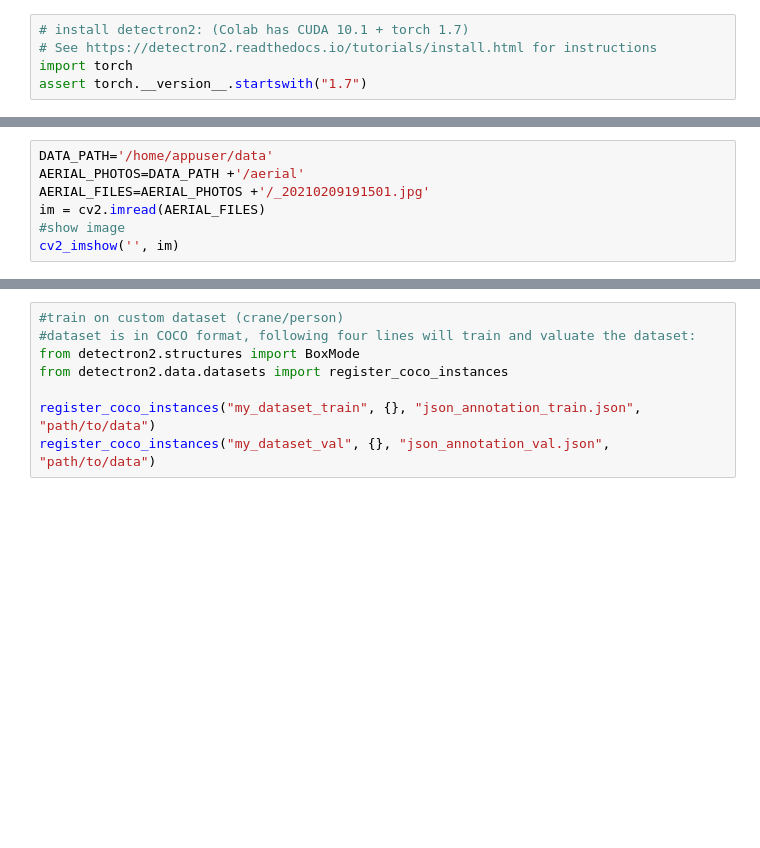
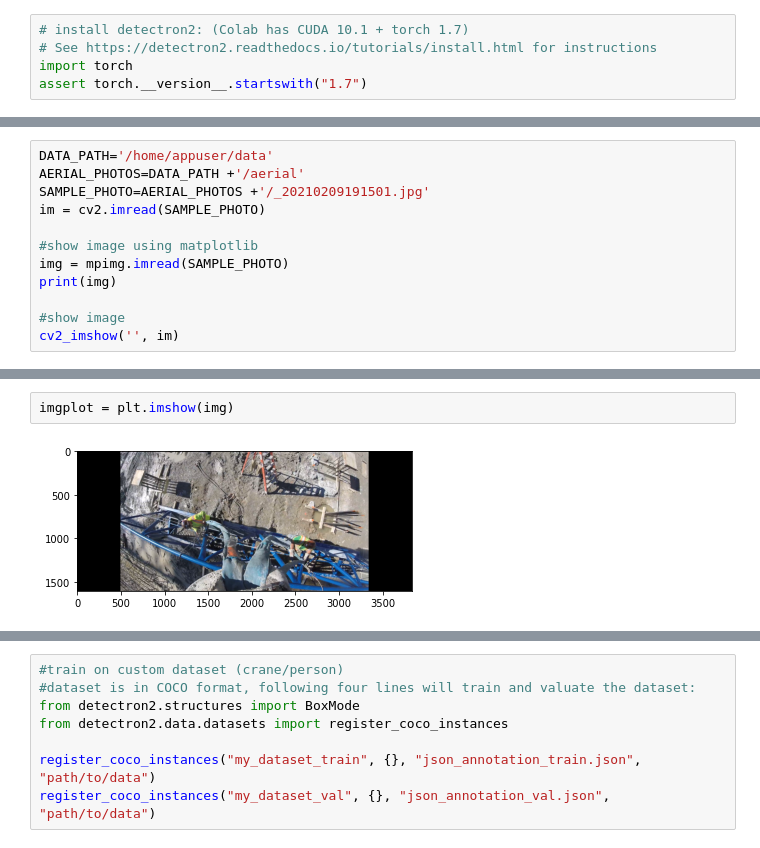
Before and after one commit to lsalg/fallshadow-detection, a Jupyter notebook: src/crane_safety_detection.ipynb, the cells around one changed output, grey strips where cells are left out. Saved outputs shown, nothing was run; the diff lists cells and outputs as text; blank space fills up the shorter version.

```diff
--- a/src/crane_safety_detection.ipynb
+++ b/src/crane_safety_detection.ipynb
@@ -36,7 +40,12 @@ from detectron2.data import MetadataCatalog, DatasetCatalog
 # %%
 DATA_PATH='/home/appuser/data'
 AERIAL_PHOTOS=DATA_PATH +'/aerial'
-AERIAL_FILES=AERIAL_PHOTOS +'/_20210209191501.jpg'
-im = cv2.imread(AERIAL_FILES)
+SAMPLE_PHOTO=AERIAL_PHOTOS +'/_20210209191501.jpg'
+im = cv2.imread(SAMPLE_PHOTO)
+
+#show image using matplotlib
+img = mpimg.imread(SAMPLE_PHOTO)
+print(img)
+
 #show image
 cv2_imshow('', im)
@@ -43 +70,5 @@ cv2_imshow('', im)
+# %%
+imgplot = plt.imshow(img)
+# %% [output]
+[figure, added]
 # %%
```
Also changed, not shown: parts of 7 cells of this notebook, 2 other files.
